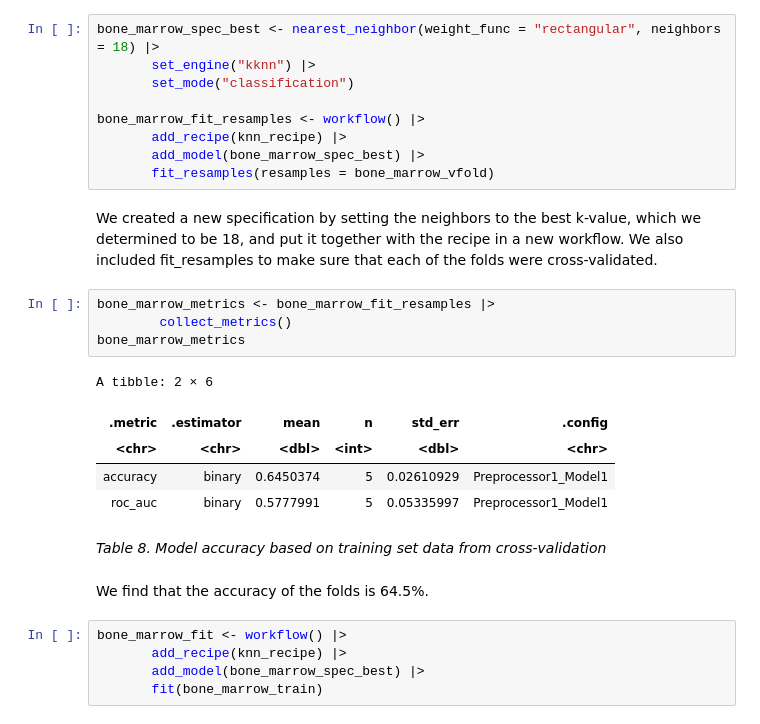
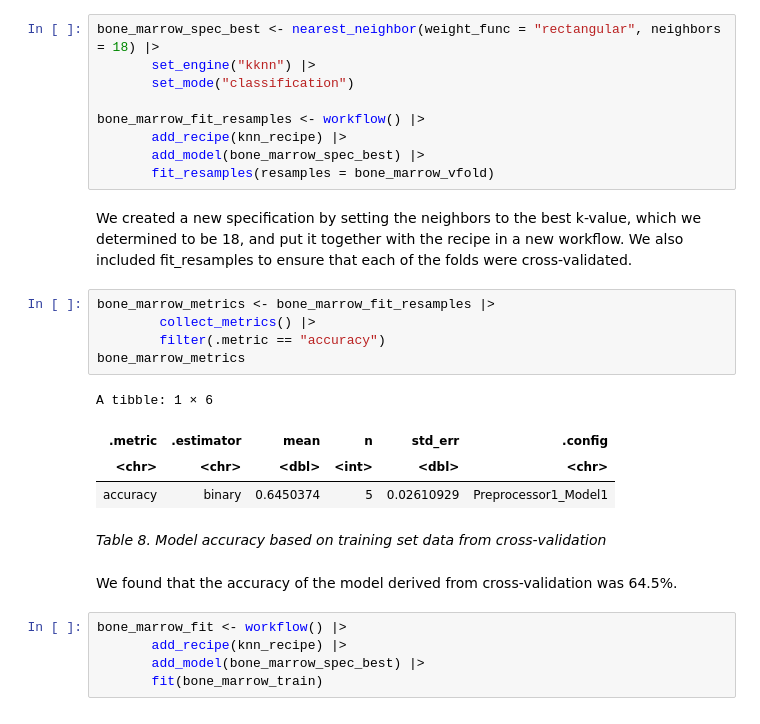
Before and after one commit to rishiiii3/dsci-100-2023S-group-67, a Jupyter notebook: Bone Marrow Analysis.ipynb, the cells around one changed output. Cells and saved outputs as stored; diff of their text form.

```diff
--- a/Bone Marrow Analysis.ipynb
+++ b/Bone Marrow Analysis.ipynb
@@ -229,21 +231,21 @@ bone_marrow_fit_resamples <- workflow() |>
        add_model(bone_marrow_spec_best) |>
        fit_resamples(resamples = bone_marrow_vfold)
 # %% [markdown]
-We created a new specification by setting the neighbors to the best k-value, which we determined to be 18, and put it together with the recipe in a new workflow. We also included fit_resamples to make sure that each of the folds were cross-validated.
+We created a new specification by setting the neighbors to the best k-value, which we determined to be 18, and put it together with the recipe in a new workflow. We also included fit_resamples to ensure that each of the folds were cross-validated.
 # %%
 bone_marrow_metrics <- bone_marrow_fit_resamples |>
-        collect_metrics()
+        collect_metrics() |>
+        filter(.metric == "accuracy")
 bone_marrow_metrics
 # %% [output]
-A tibble: 2 × 6
+A tibble: 1 × 6
 | .metric | .estimator | mean | n | std_err | .config |
 | <chr> | <chr> | <dbl> | <int> | <dbl> | <chr> |
 | accuracy | binary | 0.6450374 | 5 | 0.02610929 | Preprocessor1_Model1 |
-| roc_auc | binary | 0.5777991 | 5 | 0.05335997 | Preprocessor1_Model1 |
 # %% [markdown]
 *Table 8. Model accuracy based on training set data from cross-validation*
 # %% [markdown]
-We find that the accuracy of the folds is 64.5%.
+We found that the accuracy of the model derived from cross-validation was 64.5%.
 # %%
 bone_marrow_fit <- workflow() |>
        add_recipe(knn_recipe) |>
```
Also changed, not shown: parts of 6 cells of this notebook.
